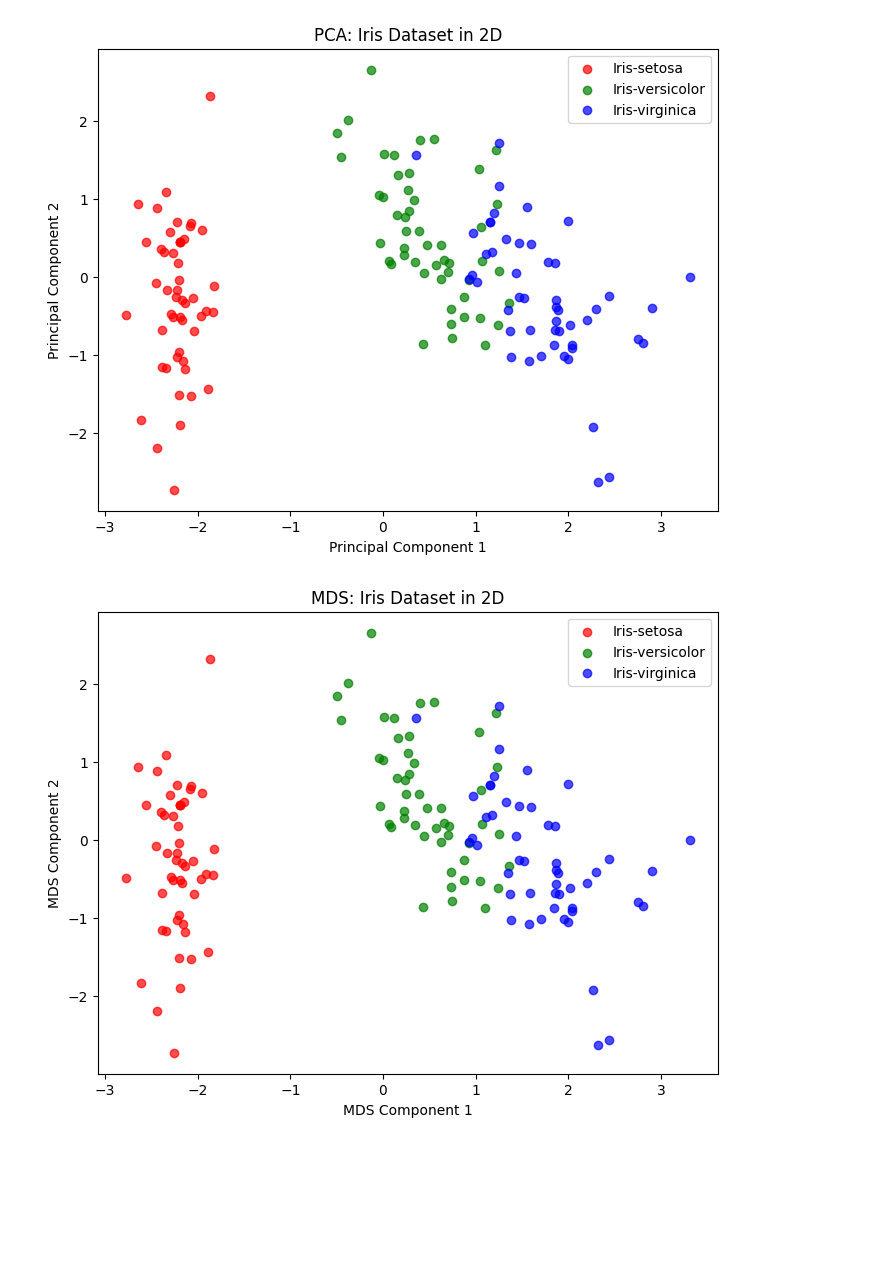
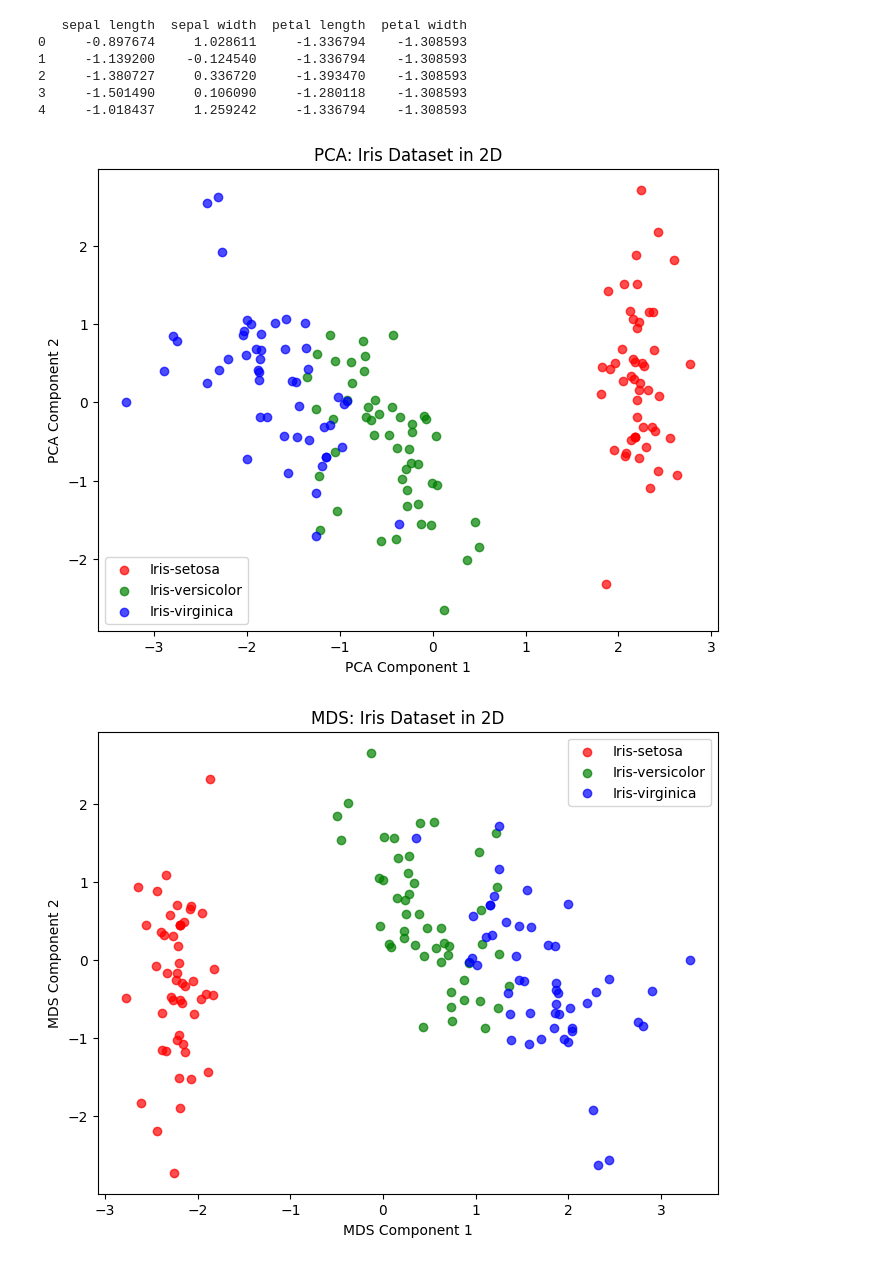
Before and after one commit to Aurasindu/pca-mds-iris, a Jupyter notebook: iris.ipynb, the cells around one changed output. Cells and saved outputs as stored; diff of their text form; code cells hidden in the pictures; blank space fills up the shorter version.

```diff
--- a/iris.ipynb
+++ b/iris.ipynb
@@ -69,41 +47,73 @@ Dataset Setelah Scaling:
+# %%
+# Data Preprocessing (Standardization)
+
+def standardize_data(X):
+    mean = X.mean(axis=0)
+    std = X.std(axis=0)
+    return (X - mean) / std
+
+X_scaled = standardize_data(X)
+print(X_scaled.head())
+# %% [output]
+   sepal length  sepal width  petal length  petal width
+0     -0.897674     1.028611     -1.336794    -1.308593
+1     -1.139200    -0.124540     -1.336794    -1.308593
+2     -1.380727     0.336720     -1.393470    -1.308593
+3     -1.501490     0.106090     -1.280118    -1.308593
+4     -1.018437     1.259242     -1.336794    -1.308593
 # %%
 # Implementasi PCA
 
-# Step 1: Hitung Mean dari Setiap Fitur (Centering Data)
-X_centered = X_scaled - np.mean(X_scaled, axis=0)
+def compute_pca(X, n_components=2):
+    # Step 1: Compute covariance matrix
+    covariance_matrix = np.cov(X.T)
 
-# Step 2: Hitung Matriks Kovarians
-cov_matrix = np.cov(X_centered.T)
+    # Step 2: Compute eigenvalues and eigenvectors
+    eigenvalues, eigenvectors = np.linalg.eigh(covariance_matrix)
 
-# Step 3: Hitung Eigenvalues dan Eigenvectors
-eigenvalues, eigenvectors = np.linalg.eig(cov_matrix)
+    # Step 3: Sort eigenvalues and eigenvectors
+    sorted_indices = np.argsort(eigenvalues)[::-1]
+    eigenvalues = eigenvalues[sorted_indices]
+    eigenvectors = eigenvectors[:, sorted_indices]
 
-# Step 4: Urutkan Eigenvalues dan Eigenvectors dari yang terbesar
-sorted_indices = np.argsort(eigenvalues)[::-1]  # Urutkan dari besar ke kecil
-eigenvalues = eigenvalues[sorted_indices]
-eigenvectors = eigenvectors[:, sorted_indices]
+    # Step 4: Select top n_components
+    top_eigenvectors = eigenvectors[:, :n_components]
 
-# Step 5: Pilih 2 Komponen Utama (PCA ke 2D)
-top_2_eigenvectors = eigenvectors[:, :2]
-X_pca = np.dot(X_centered, top_2_eigenvectors)
+    # Step 5: Transform data
+    X_pca = X @ top_eigenvectors
 
-# Konversi ke DataFrame biar gampang dibaca
-X_pca_df = pd.DataFrame(X_pca, columns=['PC1', 'PC2'])
-X_pca_df['Class'] = iris.data.targets
+    return X_pca, eigenvalues, eigenvectors
 
-# Visualisasi hasil PCA
+# ovariance_matrix = np.cov(X_scaled.T)
+# print(covariance_matrix)  # Harus ada angka, bukan NaN atau inf
+
+X_pca, eigenvalues, eigenvectors = compute_pca(X_scaled, n_components=2)
+# print("Cek tipe X_pca:", type(X_pca))
+# print("Cek shape X_pca:", X_pca.shape)
+
+# rint("Eigenvalues:", eigenvalues)
+# print("Eigenvectors:\n", eigenvectors)
+
+# Convert to DataFrame
+X_pca['Class'] = y.squeeze()
+X_pca_df = X_pca.copy()
+X_pca_df.columns = ['PCA1', 'PCA2', 'Class']
+# X_pca_df['Class'] = X_pca_df['Class'].astype('category')
+
+# Visualizing PCA result
 plt.figure(figsize=(8,6))
-for target, color in zip(X_pca_df['Class'].unique(), ['r', 'g', 'b']):
+colors = ['r', 'g', 'b']
+for target, color in zip(X_pca_df['Class'].unique(), colors):
     subset = X_pca_df[X_pca_df['Class'] == target]
-    plt.scatter(subset['PC1'], subset['PC2'], label=target, alpha=0.7, c=color)
+    plt.scatter(subset['PCA1'], subset['PCA2'], label=target, alpha=0.7, color=color)
 
-plt.xlabel('Principal Component 1')
-plt.ylabel('Principal Component 2')
+plt.xlabel('PCA Component 1')
+plt.ylabel('PCA Component 2')
 plt.title('PCA: Iris Dataset in 2D')
 plt.legend()
 plt.show()
 # %% [output]
-[figure, old version]
+[figure, new version]
 # %%
 # Implementasi MDS dengan Euclidean Distance
 
```
Also changed, not shown: parts of 3 cells of this notebook.
